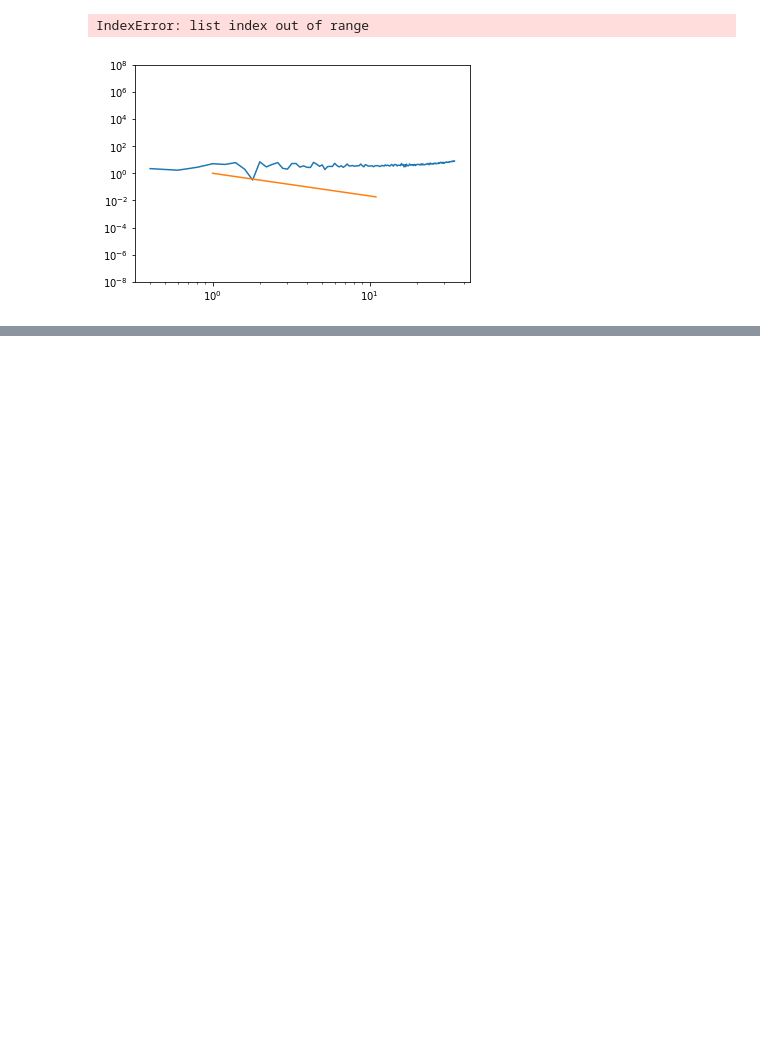
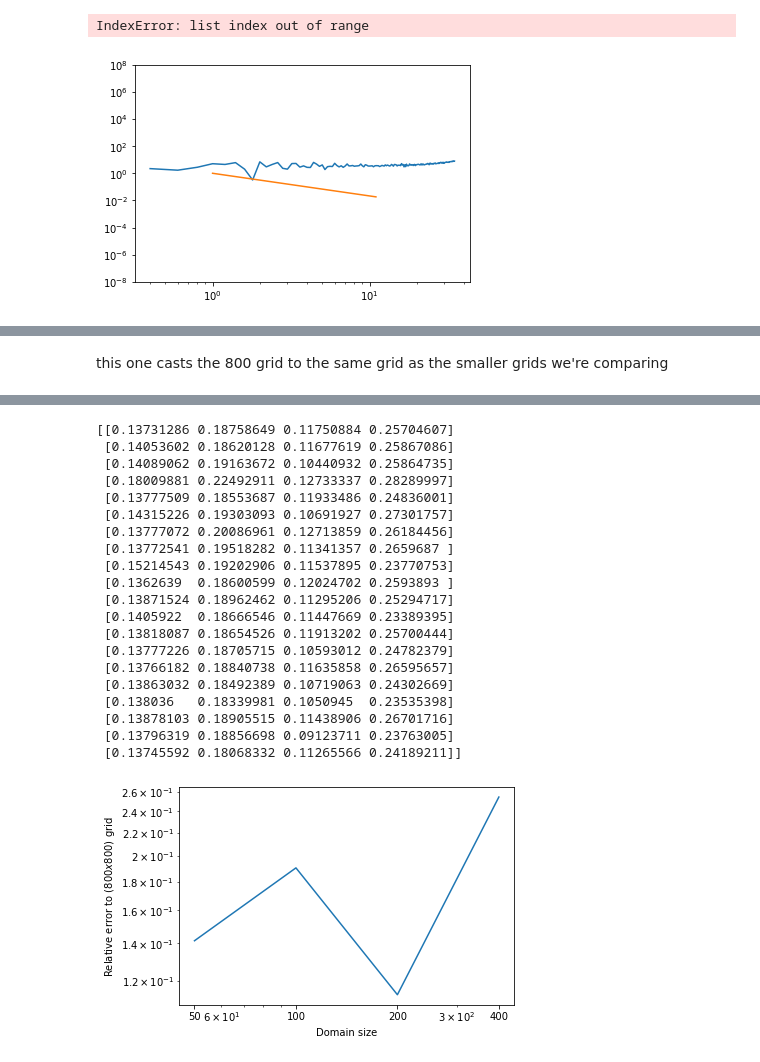
Before and after one commit to ArneBouillon/turbulence, a Jupyter notebook: 2D/Plotting.ipynb, the cells around one changed output, grey strips where cells are left out. Saved outputs shown, nothing was run; the diff lists cells and outputs as text; code cells hidden in the pictures; blank space fills up the shorter version.

Commit message:
Colourmaps of the errors to the 800 grid

```diff
--- a/2D/Plotting.ipynb
+++ b/2D/Plotting.ipynb
@@ -363,0 +369,47 @@ yt : [WARNING  ] 2020-12-01 14:44:57,489 e not found and no parfile passed, can
+# %% [markdown]
+this one casts the 800 grid to the same grid as the smaller grids we're comparing
+# %%
+ts = {}
+# dims = np.array([200,400,800])
+dims = np.array([50,100,200,400,800])
+for dim in dims:
+    ts[dim] = yt.load(f'./output3_A{dim if dim > 99 else f"0{dim}"}/*.dat')
+
+start = 30     # first timeframe to check
+step = 1      # step between timeframes
+data = 'm1'
+nb_time_checks = 20
+err_approx = np.empty((nb_time_checks,dims.size-1))
+
+# use domain dimensions of the finest grid, to easily compare the grids
+#dom_dims = ts[dims[-1]][0].domain_dimensions
+
+for i in range(nb_time_checks):
+    time = start+step*i
+
+    # use grid with highest resolution as a reference
+    ds_ref = ts[dims[-1]][time]
+
+    for j in range(dims.size-1):
+        ds = ts[dims[j]][time]
+        comp_dims = ds.domain_dimensions
+        comp = np.squeeze(ds.covering_grid(level=0, left_edge=[0,0.0,0.0], dims=comp_dims)[data]) # [comp_dims[0]//2:comp_dims[0],:]
+
+        ref = np.squeeze(ds_ref.covering_grid(level=0, left_edge=[0,0.0,0.0], dims=comp_dims)[data]) # [comp_dims[0]//2:comp_dims[0],:]
+        ref_norm = np.linalg.norm(ref)
+        #print(ref_norm)
+
+
+        err_approx[i,j] = np.linalg.norm(comp-ref) / ref_norm
+
+print(err_approx)
+
+# plot average error over different times, in function of domain size
+plt.loglog(dims[0:dims.size-1],np.average(err_approx,0))
+plt.xticks(dims[0:dims.size-1], dims[0:dims.size-1])
+plt.xlabel("Domain size")
+plt.ylabel("Relative error to $(800x800)$ grid")
+
+plt.savefig('./convergence.png', dpi=150, format="png")
+plt.show()
+# %% [output]
@@ -363,0 +433,21 @@ yt : [WARNING  ] 2020-12-01 14:44:57,489 e not found and no parfile passed, can
+[[0.13731286 0.18758649 0.11750884 0.25704607]
+ [0.14053602 0.18620128 0.11677619 0.25867086]
+ [0.14089062 0.19163672 0.10440932 0.25864735]
+ [0.18009881 0.22492911 0.12733337 0.28289997]
+ [0.13777509 0.18553687 0.11933486 0.24836001]
+ [0.14315226 0.19303093 0.10691927 0.27301757]
+ [0.13777072 0.20086961 0.12713859 0.26184456]
+ [0.13772541 0.19518282 0.11341357 0.2659687 ]
+ [0.15214543 0.19202906 0.11537895 0.23770753]
+ [0.1362639  0.18600599 0.12024702 0.2593893 ]
+ [0.13871524 0.18962462 0.11295206 0.25294717]
+ [0.1405922  0.18666546 0.11447669 0.23389395]
+ [0.13818087 0.18654526 0.11913202 0.25700444]
+ [0.13777226 0.18705715 0.10593012 0.24782379]
+ [0.13766182 0.18840738 0.11635858 0.26595657]
+ [0.13863032 0.18492389 0.10719063 0.24302669]
+ [0.138036   0.18339981 0.1050945  0.23535398]
+ [0.13878103 0.18905515 0.11438906 0.26701716]
+ [0.13796319 0.18856698 0.09123711 0.23763005]
+ [0.13745592 0.18068332 0.11265566 0.24189211]]
+[figure, added]
```
Also changed, not shown: parts of 10 cells of this notebook.
